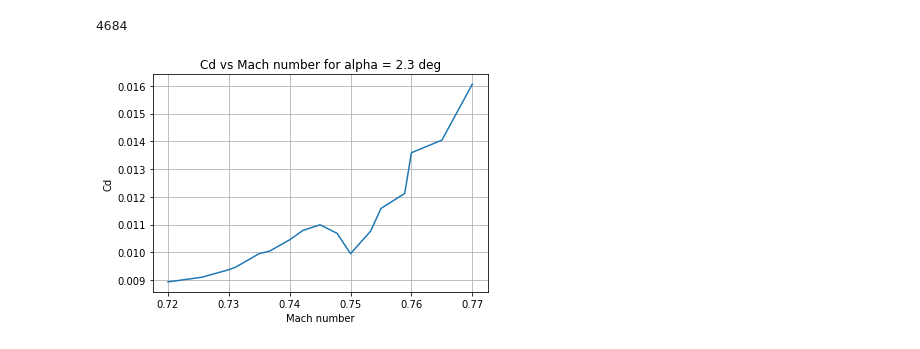
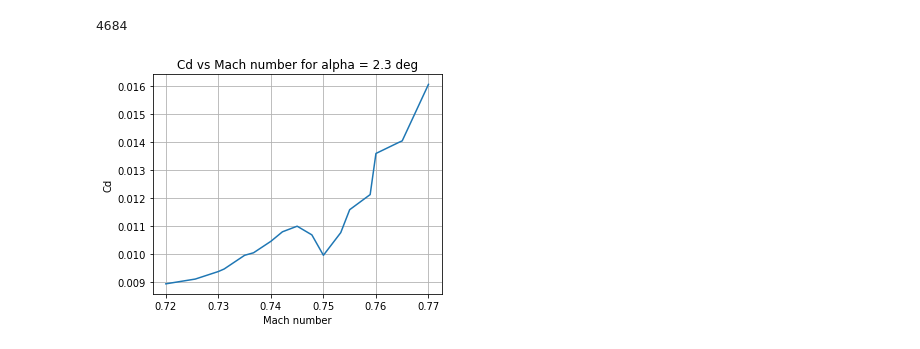
Before and after one commit to lpender3672/MEng-CW, a Jupyter notebook: IIB/4A7/transonic_wing/plot_cpte_vs_alpha.ipynb, the cells around one changed output. Cells and saved outputs as stored; diff of their text form; code cells hidden in the pictures.

```diff
--- a/IIB/4A7/transonic_wing/plot_cpte_vs_alpha.ipynb
+++ b/IIB/4A7/transonic_wing/plot_cpte_vs_alpha.ipynb
@@ -198,13 +206,15 @@ idx = np.argsort(Machs)
 Cds = np.array(Cds)[idx]
 Machs = np.array(Machs)[idx]
 # %%
+plt.figure(figsize=(5, 4))
+
 plt.plot(Machs, Cds)
 plt.xlabel('Mach number')
 plt.ylabel('Cd')
 
 plt.title('Cd vs Mach number for alpha = 2.3 deg')
 plt.grid()
-
+plt.tight_layout()
 plt.savefig('figures/cd_vs_mach.png', dpi=300)
 # %% [output]
-[figure, old version]
+[figure, new version]
```
Also changed, not shown: parts of 1 cell of this notebook, 7 other files.
